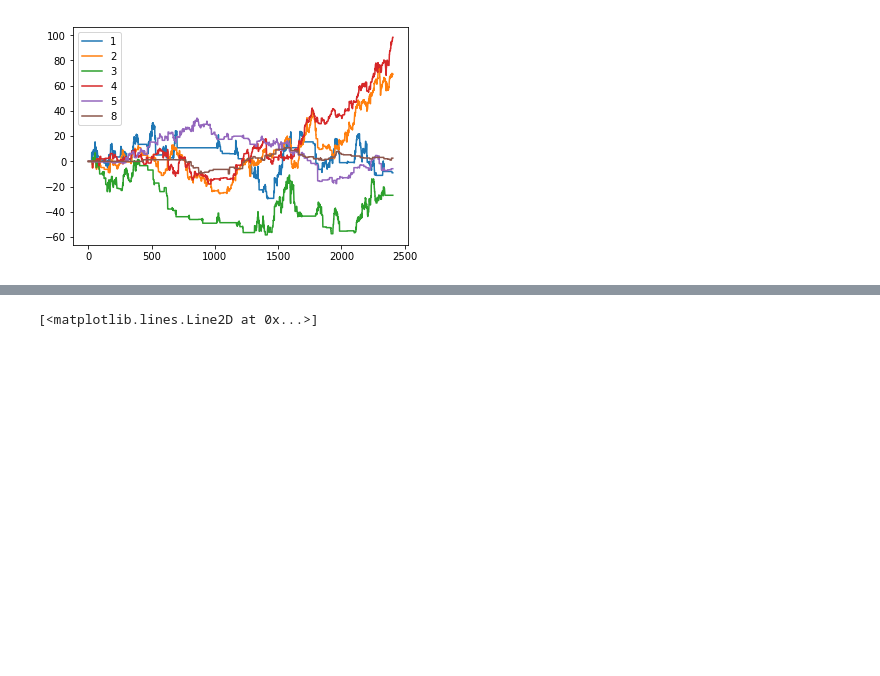
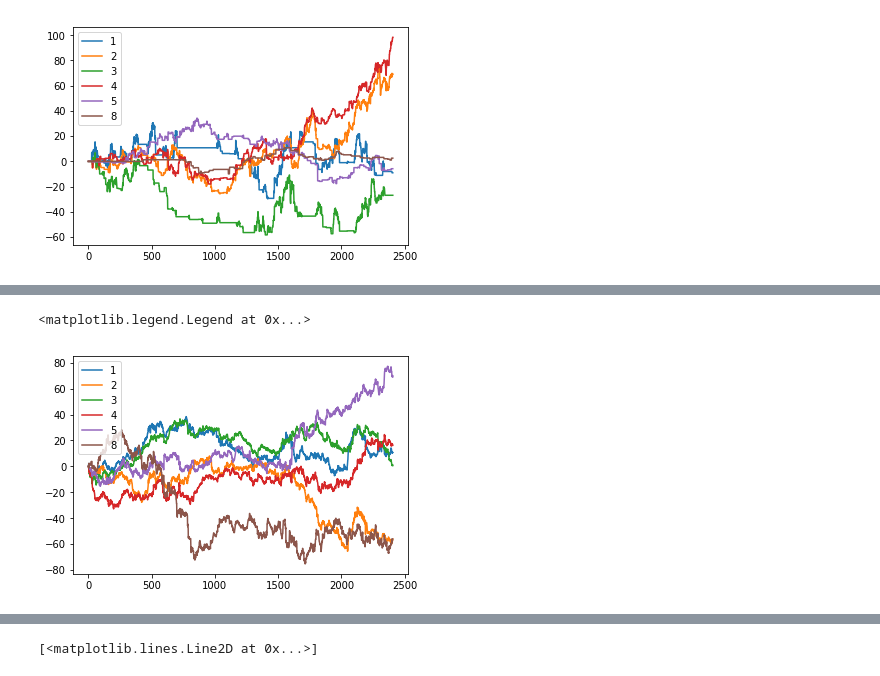
Before and after one commit to joshuap2613/MomentumTrading, a Jupyter notebook: Elo_Pairs_Trades/EloTradingMethods.ipynb, the cells around one changed output, grey strips where cells are left out. Cells and saved outputs as stored; diff of their text form; code cells hidden in the pictures; blank space fills up the shorter version.

```diff
--- a/Elo_Pairs_Trades/EloTradingMethods.ipynb
+++ b/Elo_Pairs_Trades/EloTradingMethods.ipynb
@@ -471,0 +481,19 @@ plt.legend()
+# %%
+directory = "random_3"
+random3_unweighted_bin1 = binary_unweighted_bet_strat(directory, stocks_random3,[],1,.01)
+random3_unweighted_bin2 = binary_unweighted_bet_strat(directory, stocks_random3,[],2,.01)
+random3_unweighted_bin3 = binary_unweighted_bet_strat(directory, stocks_random3,[],3,.01)
+random3_unweighted_bin4 = binary_unweighted_bet_strat(directory, stocks_random3,[],4,.01)
+random3_unweighted_bin5 = binary_unweighted_bet_strat(directory, stocks_random3,[],5,.01)
+random3_unweighted_bin8 = binary_unweighted_bet_strat(directory, stocks_random3,[],8,.01)
+# %%
+plt.plot(random3_unweighted_bin1, label ="1")
+plt.plot(random3_unweighted_bin2, label = "2")
+plt.plot(random3_unweighted_bin3, label = "3")
+plt.plot(random3_unweighted_bin4, label = "4")
+plt.plot(random3_unweighted_bin5, label = "5")
+plt.plot(random3_unweighted_bin8, label = "8")
+plt.legend()
+# %% [output]
+<matplotlib.legend.Legend at 0x...>
+[figure, added]
```
Also changed, not shown: parts of 9 cells of this notebook.
